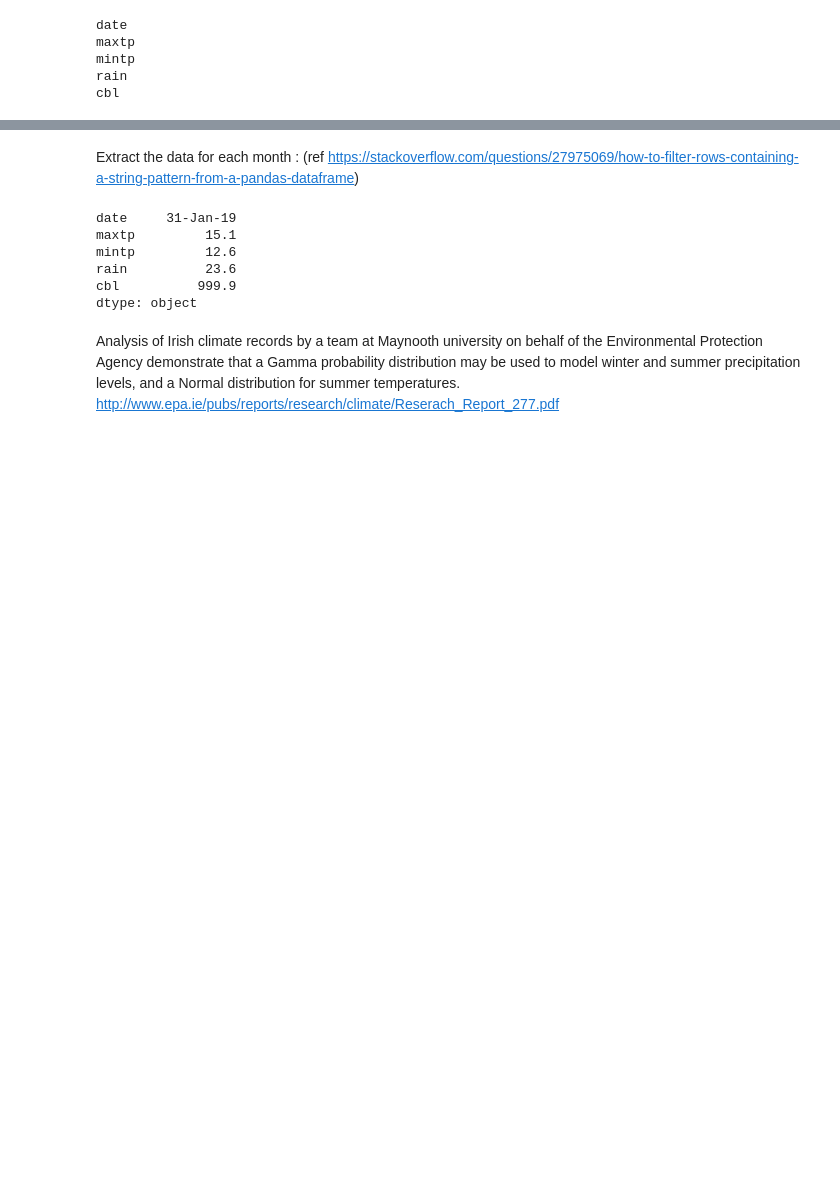
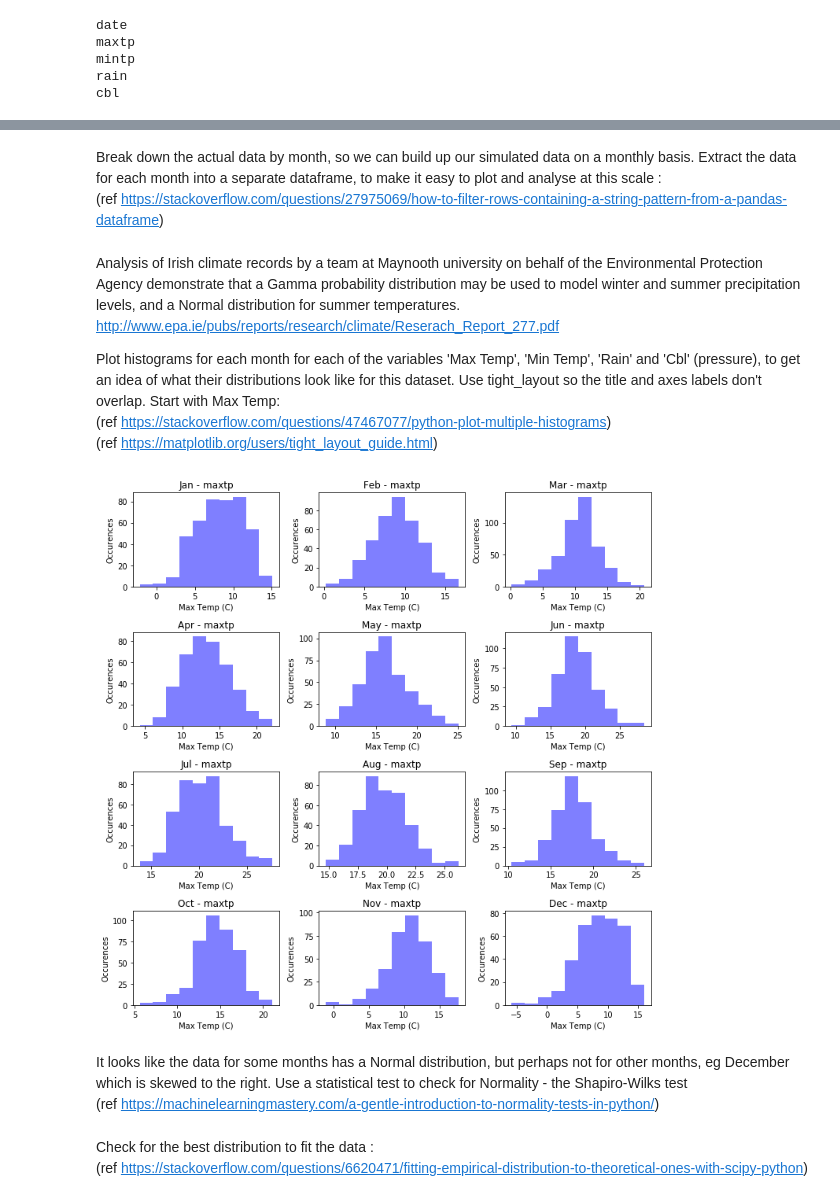
Before and after one commit to NigelSlack/PDA-Project, a Jupyter notebook: JN Phoenix Park weather simulation.ipynb, the cells around one changed output, grey strips where cells are left out. Drawn from its saved outputs; the diff is of its cells as text; code cells hidden in the pictures; blank space fills up the shorter version.

Commit message:
Update Notebook - add histogram plots
Add histogram plots on a monthly basis of Max Temp

```diff
--- a/JN Phoenix Park weather simulation.ipynb
+++ b/JN Phoenix Park weather simulation.ipynb
@@ -90,34 +78,10 @@ print(df.iloc[0:10])
 # %% [markdown]
-Extract the data for each month :
+Break down the actual data by month, so we can build up our simulated data on a monthly basis. Extract the data for each month into a separate dataframe, to make it easy to plot and analyse at this scale :
 (ref https://stackoverflow.com/questions/27975069/how-to-filter-rows-containing-a-string-pattern-from-a-pandas-dataframe)
 # %%
 months = ['Jan','Feb','Mar','Apr','May','Jun','Jul','Aug','Sep','Oct','Nov','Dec']
+mx={}
 i=0
 for mon in months:
-    if i==0:
-      mon=df[df['date'].str.contains(mon)]
-      print(mon.max())
-#      print(mon['cbl'])
-#    print(mon)
-#   plt.hist(mon['cbl'])
-#    plt.xlabel('Minimum Temperature')
-#    plt.title(months[i])
-#    plt.show()
+    mx[i]=df[df['date'].str.contains(mon)]
     i+=1
-
-pr=[1024,998,1016]
-
-#dm=[]
-#dm[0] = df[df['date'].str.contains(mon[0])]
-
-#print(dfjan)
-#plt.hist(dm[0]['mintp'])
-#plt.show()
-#plt.hist(np.random.gamma(0.3,5,500))
-# %% [output]
-date     31-Jan-19
-maxtp         15.1
-mintp         12.6
-rain          23.6
-cbl          999.9
-dtype: object
@@ -124,3 +102,28 @@ dtype: object
 # %% [markdown]
 Analysis of Irish climate records by a team at Maynooth university on behalf of the Environmental Protection Agency demonstrate that a Gamma probability distribution may be used to model winter and summer precipitation levels, and a Normal distribution for summer temperatures.
 http://www.epa.ie/pubs/reports/research/climate/Reserach_Report_277.pdf
+
+Plot histograms for each month for each of the variables 'Max Temp', 'Min Temp', 'Rain' and 'Cbl' (pressure), to get an idea of what their distributions look like for this dataset. Use tight_layout so the title and axes labels don't overlap. Start with Max Temp:
+(ref https://stackoverflow.com/questions/47467077/python-plot-multiple-histograms)
+(ref https://matplotlib.org/users/tight_layout_guide.html)
+# %%
+fig, axes = plt.subplots(nrows=4, ncols=3, figsize=(10, 10))
+i = 0
+for i1 in range(4):
+    for i2 in range(3):
+        ax = axes[i1][i2]
+        ax.hist(mx[i]['maxtp'], bins=10, color='blue', alpha=0.5)
+        ax.set_xlabel('Max Temp (C)')
+        ax.set_title(months[i] + " - maxtp")
+        ax.set_ylabel('Occurences')
+        i+= 1
+
+plt.tight_layout()
+plt.show()
+
+#plt.hist(np.random.gamma(0.3,5,395))
+# %% [output]
+[figure, added]
+# %% [markdown]
+It looks like the data for some months has a Normal distribution, but perhaps not for other months, eg December which is skewed to the right. Use a statistical test to check for Normality - the Shapiro-Wilks test
+(ref https://machinelearningmastery.com/a-gentle-introduction-to-normality-tests-in-python/)
@@ -126,0 +144,4 @@ http://www.epa.ie/pubs/reports/research/climate/Reserach_Report_277.pdf
+# %% [markdown]
+
+Check for the best distribution to fit the data :
+(ref https://stackoverflow.com/questions/6620471/fitting-empirical-distribution-to-theoretical-ones-with-scipy-python)
```
Also changed, not shown: parts of 7 cells of this notebook.
